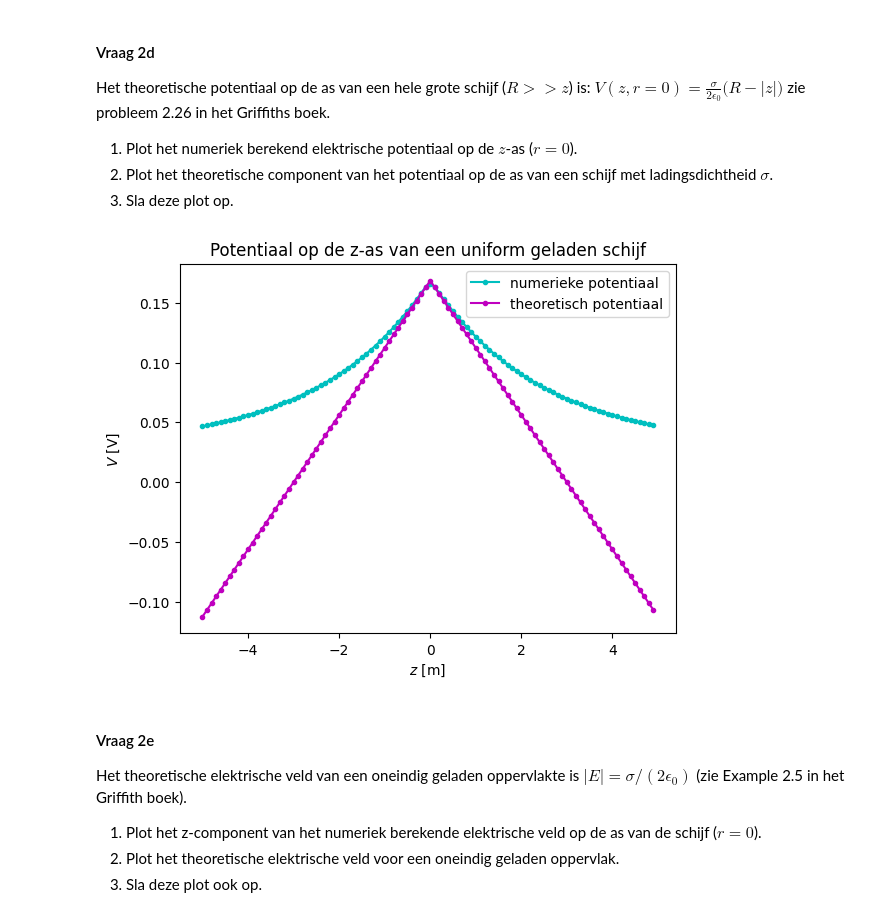
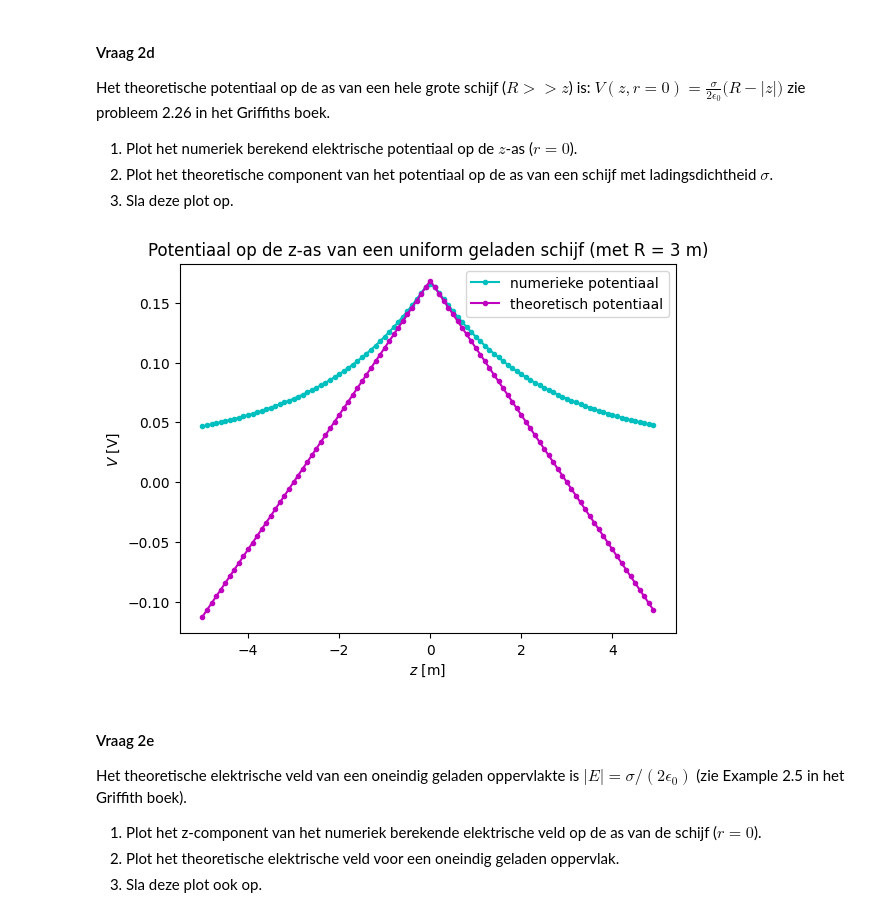
Before and after one commit to thaak123/THAAK-opdrachten-DEF-D, a Jupyter notebook: DigitaleOntwerpopdrachten/1CondensatorOpdracht/CondensatorOntwerpopdracht.ipynb, the cells around one changed output. Drawn from its saved outputs; the diff is of its cells as text; code cells hidden in the pictures.

```diff
--- a/DigitaleOntwerpopdrachten/1CondensatorOpdracht/CondensatorOntwerpopdracht.ipynb
+++ b/DigitaleOntwerpopdrachten/1CondensatorOpdracht/CondensatorOntwerpopdracht.ipynb
@@ -281,24 +280,24 @@ zie probleem 2.26 in het Griffiths boek.
 # %%
 ###
 ###Hier jouw code###
 ###
 
 idx_r_zero = np.where(r == 0)[0][0] # index bij r = 0
 
 V_z_numeriek = V[:,idx_r_zero]
 V_z_theoretisch = sigma/(2*epsilon0)*(disk_radius - np.abs(z))
 
 plt.figure()
-plt.title("Potentiaal op de z-as van een uniform geladen schijf")
+plt.title("Potentiaal op de z-as van een uniform geladen schijf (met R = 3 m)")
 plt.plot(z, V_z_numeriek, 'c.-', label="numerieke potentiaal") #2d.1
 plt.plot(z, V_z_theoretisch, 'm.-', label="theoretisch potentiaal") # 2d.2
 plt.xlabel(r"$z$ [m]")
 plt.ylabel(r"$V$ [V]")
 plt.legend()
-plt.savefig("figures/V_z_schijf.png", dpi=300) # slaat de plot op (opgave 2d.3)
+plt.savefig("figures/V_z_schijf_3m.png", dpi=300, bbox_inches='tight') # slaat de plot op (opgave 2d.3)
 plt.show()
 # %% [output]
-[figure, old version]
+[figure, new version]
 # %% [markdown]
 #### Vraag 2e
 
```
Also changed, not shown: parts of 5 cells of this notebook, 4 other files.
